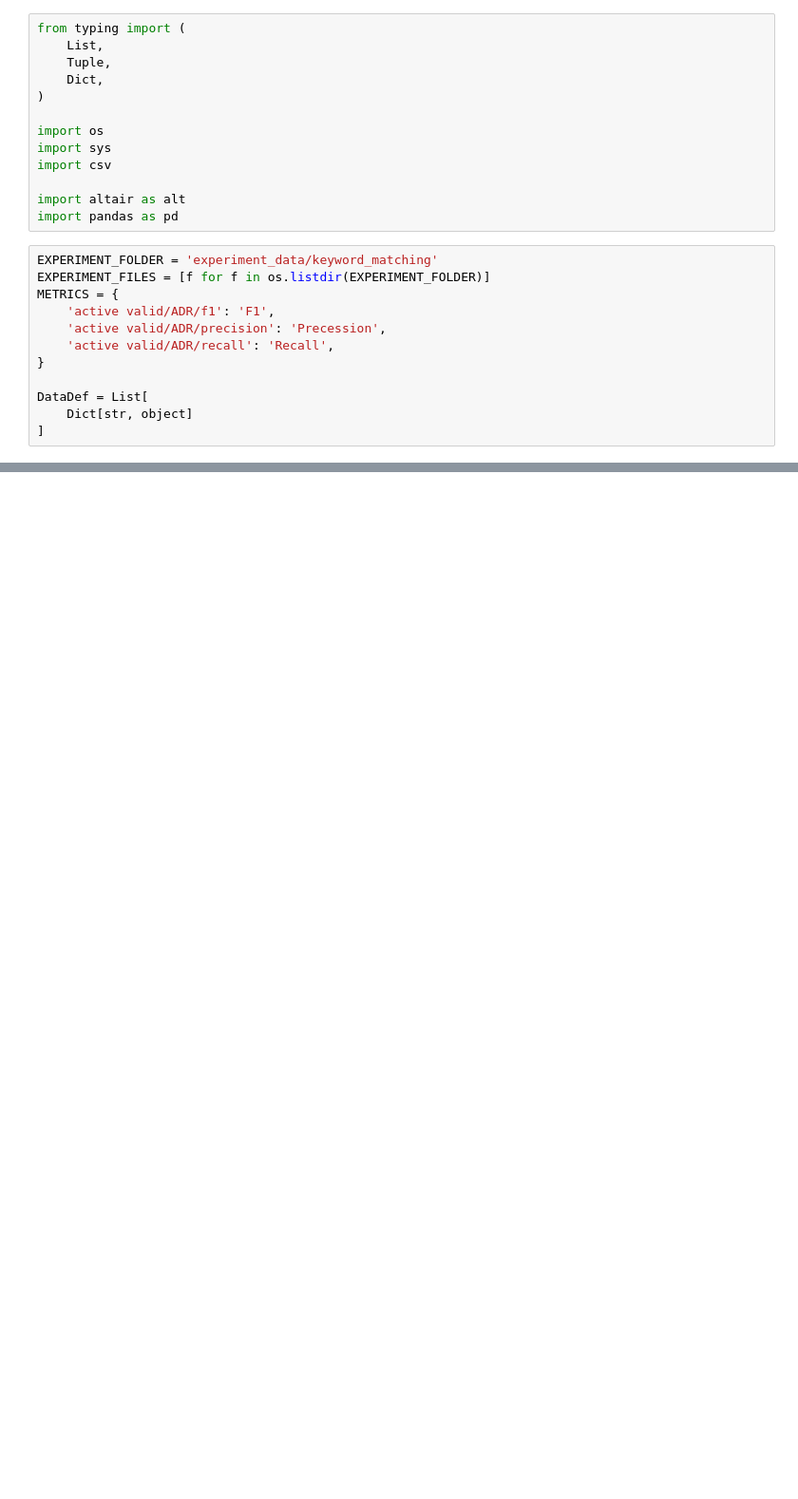
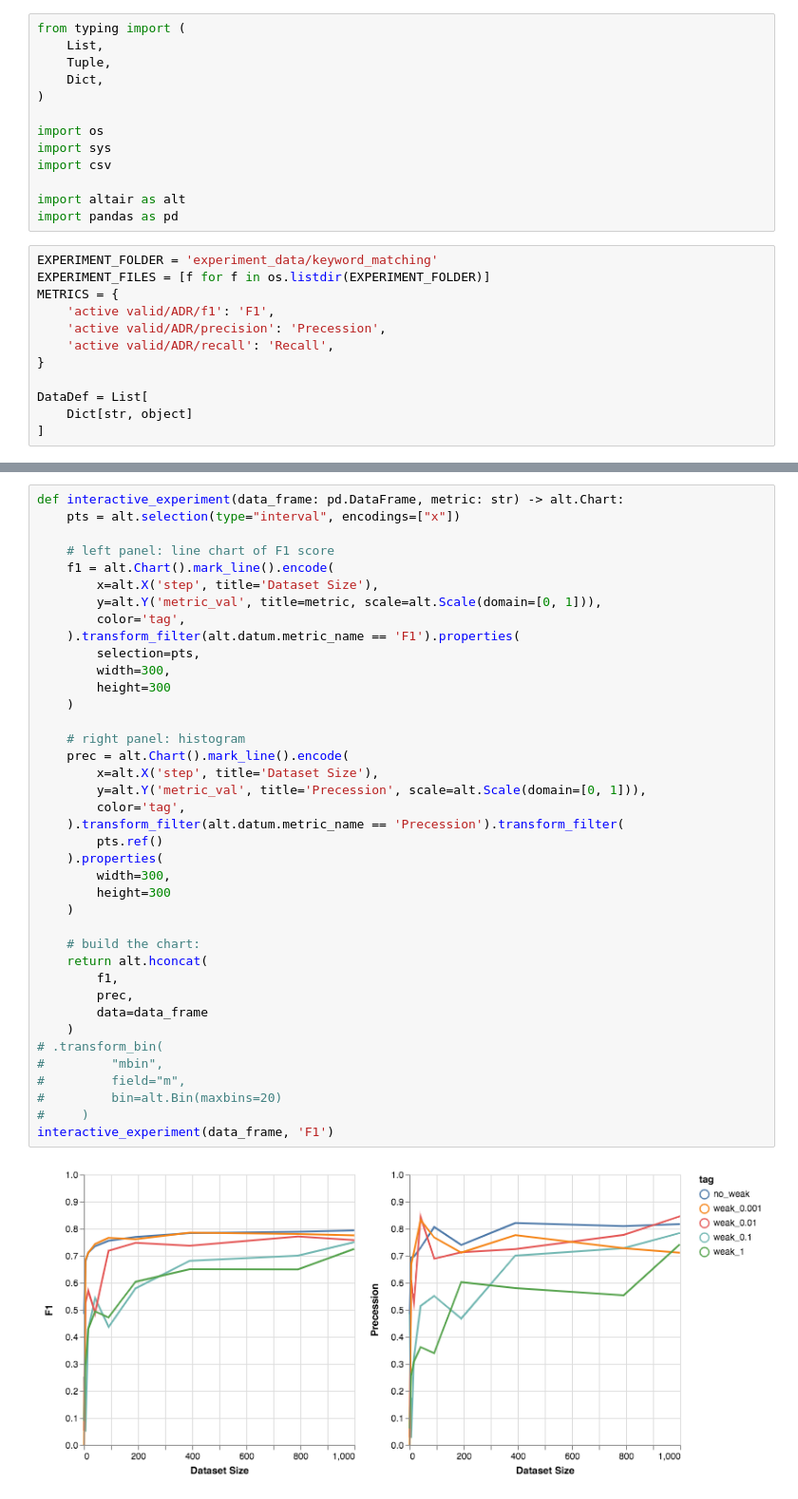
Before and after one commit to AkshatSh/DPD, a Jupyter notebook: experiments/iseql_experiment_analyzer.ipynb, the cells around one changed output, grey strips where cells are left out. Shown at 95% size. Saved outputs shown, nothing was run; the diff lists cells and outputs as text; blank space fills up the shorter version.

Commit message:
updated experiment analysis notebook

```diff
--- a/experiments/iseql_experiment_analyzer.ipynb
+++ b/experiments/iseql_experiment_analyzer.ipynb
@@ -64 +112,42 @@ Parsed: weak_1.csv
+# %%
+def interactive_experiment(data_frame: pd.DataFrame, metric: str) -> alt.Chart:
+    pts = alt.selection(type="interval", encodings=["x"])
+
+    # left panel: line chart of F1 score
+    f1 = alt.Chart().mark_line().encode(
+        x=alt.X('step', title='Dataset Size'),
+        y=alt.Y('metric_val', title=metric, scale=alt.Scale(domain=[0, 1])),
+        color='tag',
+    ).transform_filter(alt.datum.metric_name == 'F1').properties(
+        selection=pts,
+        width=300,
+        height=300
+    )
+
+    # right panel: histogram
+    prec = alt.Chart().mark_line().encode(
+        x=alt.X('step', title='Dataset Size'),
+        y=alt.Y('metric_val', title='Precession', scale=alt.Scale(domain=[0, 1])),
+        color='tag',
+    ).transform_filter(alt.datum.metric_name == 'Precession').transform_filter(
+        pts.ref()
+    ).properties(
+        width=300,
+        height=300
+    )
+
+    # build the chart:
+    return alt.hconcat(
+        f1,
+        prec,
+        data=data_frame
+    )
+# .transform_bin(
+#         "mbin",
+#         field="m",
+#         bin=alt.Bin(maxbins=20)
+#     )
+interactive_experiment(data_frame, 'F1')
+# %% [output]
+[figure, added]
 # %%
```
Also changed, not shown: parts of 3 cells of this notebook.
